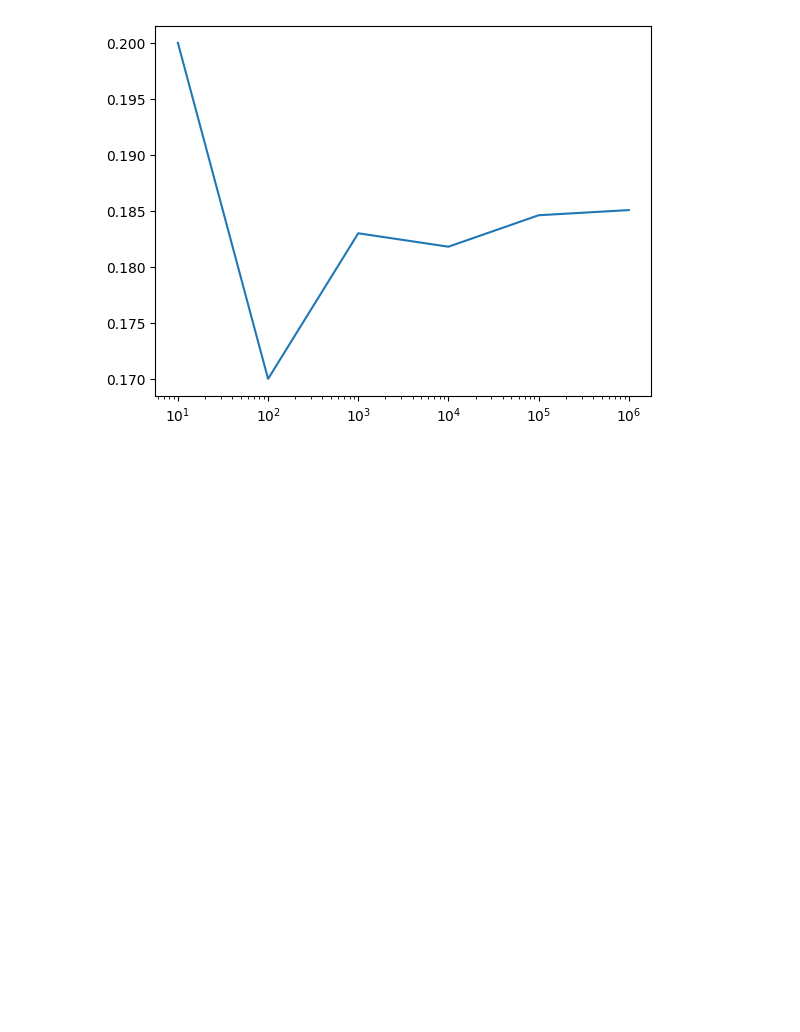
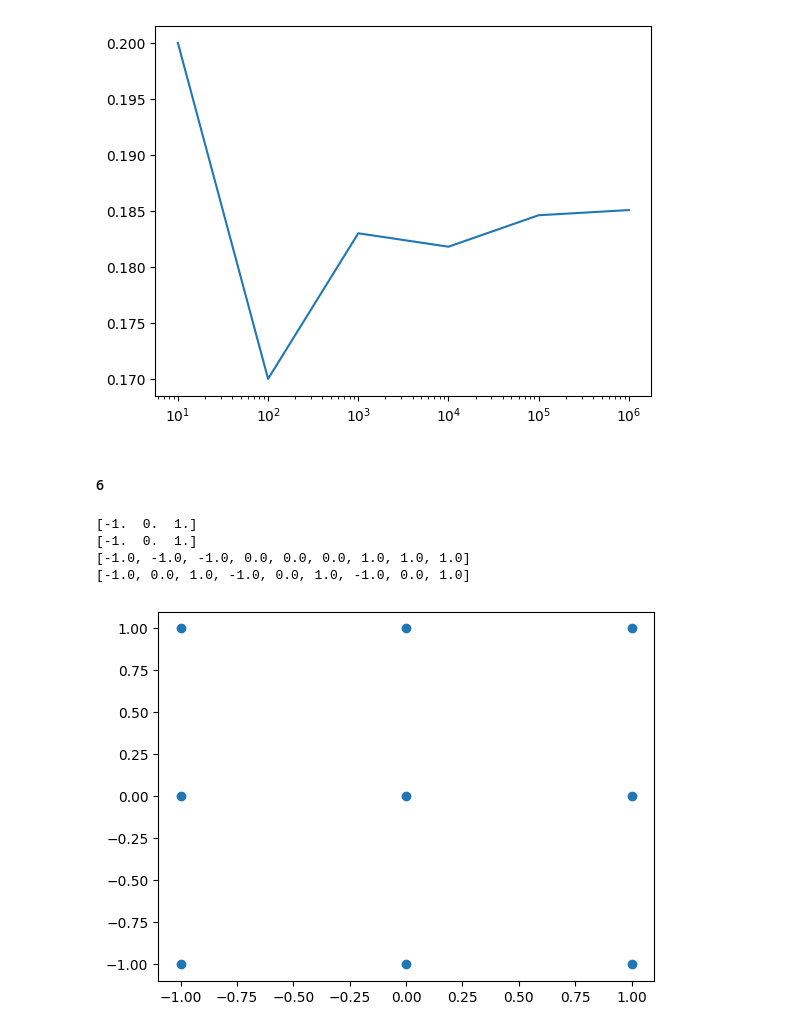
Before and after one commit to DorotaBjoorn/Python-Dorota-Bjoorn, a Jupyter notebook: Excercises/EX04_lists.ipynb, the cells around one changed output. Cells and saved outputs as stored; diff of their text form; code cells hidden in the pictures; blank space fills up the shorter version.

```diff
--- a/Excercises/EX04_lists.ipynb
+++ b/Excercises/EX04_lists.ipynb
@@ -136,3 +136,38 @@ plt.plot(number_of_rolls_list, probability_of_six);
 [2, 17, 183, 1818, 18461, 185071]
 [0.2, 0.17, 0.183, 0.1818, 0.18461, 0.185071]
 [figure]
+# %% [markdown]
+#### 6
+# %%
+import numpy as np
+import matplotlib.pyplot as plt
+
+number_of_points = 9
+x_values_initial = np.linspace(-1, 1, 3)
+y_values = np.linspace(-1, 1, 3)
+print(x_values_initial)
+print(x_values_initial)
+
+#ziped = zip(x_values, y_values)
+#ziped = list(ziped)
+#print(ziped)
+
+points_list = []
+for x in x_values_initial:
+    for y in y_values:
+        points_list.append([x,y])
+
+x_values = [i[0] for i in points_list]
+y_values = [i[1] for i in points_list]
+
+print(x_values)
+print(y_values)
+#print(points_list)
+
+plt.scatter(x_values, y_values);
+# %% [output]
+[-1.  0.  1.]
+[-1.  0.  1.]
+[-1.0, -1.0, -1.0, 0.0, 0.0, 0.0, 1.0, 1.0, 1.0]
+[-1.0, 0.0, 1.0, -1.0, 0.0, 1.0, -1.0, 0.0, 1.0]
+[figure, added]
```
